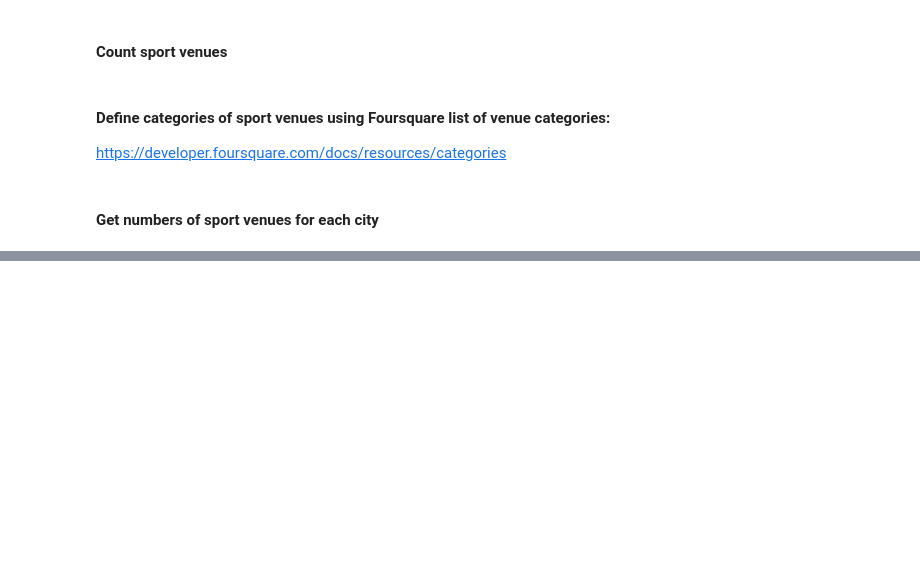
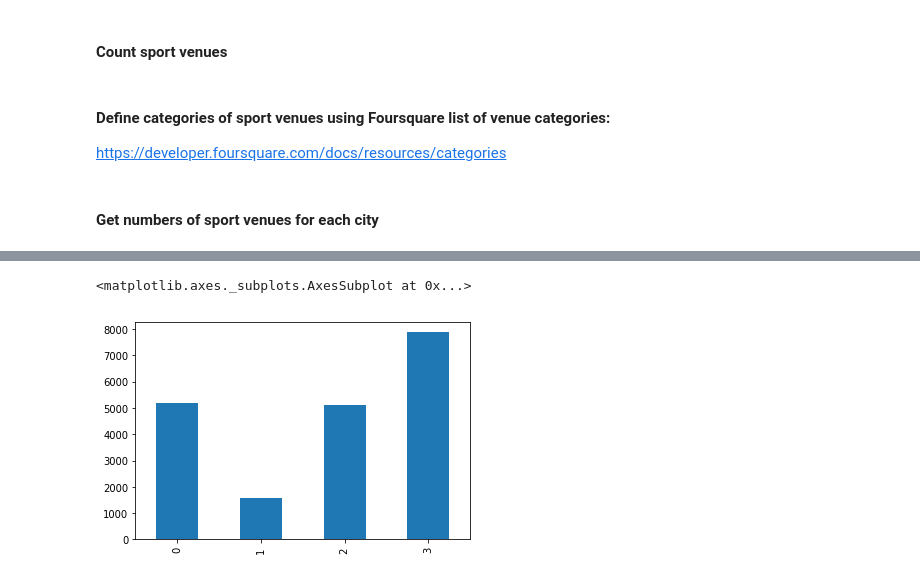
Before and after one commit to Pavel-V/Applied_Data_Science_Capstone, a Jupyter notebook: Test.ipynb, the cells around one changed output, grey strips where cells are left out. Cells and saved outputs as stored; diff of their text form; code cells hidden in the pictures; blank space fills up the shorter version.

Commit message:
change(Test) draft final DF, examples of visualization

```diff
--- a/Test.ipynb
+++ b/Test.ipynb
@@ -112,6 +110,8 @@ LIMIT = 1000
 def count_venues(lat, lng, category_id_list, radius=10000):
 
     counter_list = []
+
+    total_count = 0
 
     for category_id in category_id_list:
         # create the API request URL
@@ -138,9 +138,13 @@ def count_venues(lat, lng, category_id_list, radius=10000):
                 count = len(result_get["response"]['groups'][0]['items'])
             except:
                 print(result_get)
+                return []
 
         counter_list.append(count)
+        total_count += count
     #print(counter_list)
+
+    counter_list.append(total_count)
     return counter_list
 # %% [markdown]
 #### Define categories of sport venues using Foursquare list of venue categories:
@@ -158,18 +162,23 @@ categories = {'athletics stadium': '4bf58dd8d48988d187941735',
               'sport club': '52e81612bcbc57f1066b7a2e',
               'swimming school': '52e81612bcbc57f1066b7a44',
               'tennis court': '4e39a956bd410d7aed40cbc3',
-              'university gym': '4bf58dd8d48988d1b2941735',
               'volleyball court': '4eb1bf013b7b6f98df247e07'
              }
 # %% [markdown]
 #### Get numbers of sport venues for each city
 # %%
+draft_data_list = []
 for state, c, p, cr in zip(critme_df_result['State'], critme_df_result['City'], critme_df_result['Population'], critme_df_result['Crime_Rate']):
     city = ''.join([i for i in c if not i.isdigit()])
     location = geolocator.geocode(state + ' ' + city)
+    city_data = [p]
     if (location):
         print((city, location.latitude, location.longitude))
-        count_venues(location.latitude, location.longitude, categories.values())
+        venues_count_list = count_venues(location.latitude, location.longitude, categories.values())
+        if len(venues_count_list) > 0:
+            city_data.extend(venues_count_list)
+            city_data.append(cr)
+            draft_data_list.append(city_data)
     else:
         print(city + ' cannot get location')
 # %% [output]
@@ -215,0 +196,7 @@ df.loc[:,['A', 'B']]
+# %%
+c = ['Population']
+c.extend(categories.keys())
+c.extend(['total_sports','Crime_Rate'])
+df_final = pd.DataFrame(draft_data_list, columns = c)
+df_final.iloc[:, 1:len(categories.keys()) + 2] = df_final.iloc[:, 1:len(categories.keys()) + 2].div(0.001 * df_final.Population, axis = 0)
+df_final.head()
@@ -215,0 +209,6 @@ df.loc[:,['A', 'B']]
+# %%
+%matplotlib inline
+df_final['Crime_Rate'].plot(kind = 'bar')
+# %% [output]
+<matplotlib.axes._subplots.AxesSubplot at 0x...>
+[figure, added]
```
Also changed, not shown: parts of 17 cells of this notebook, 1 other file.
